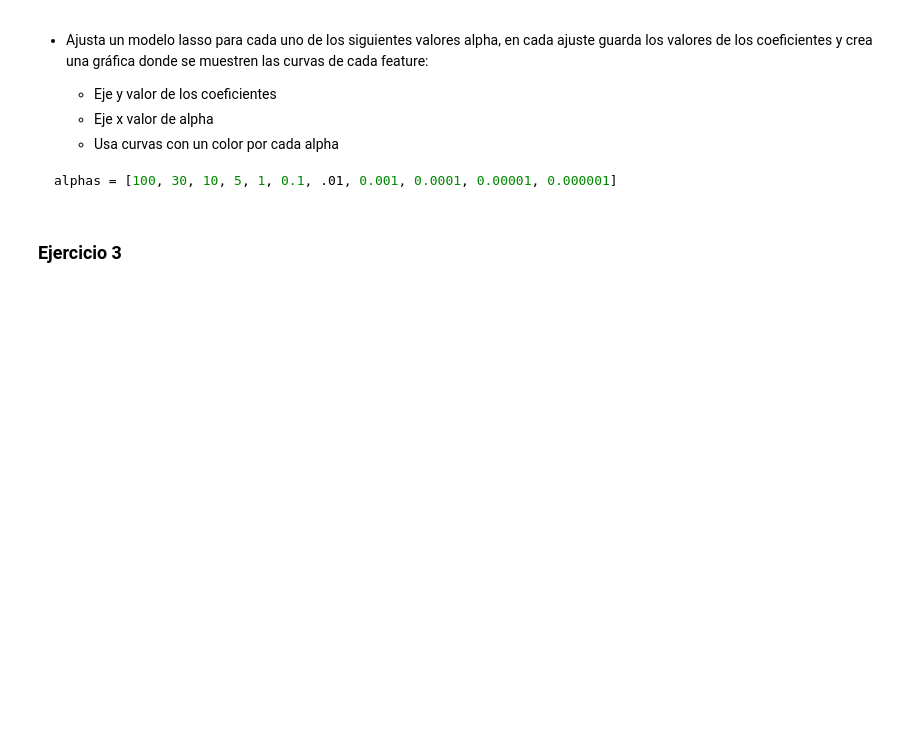
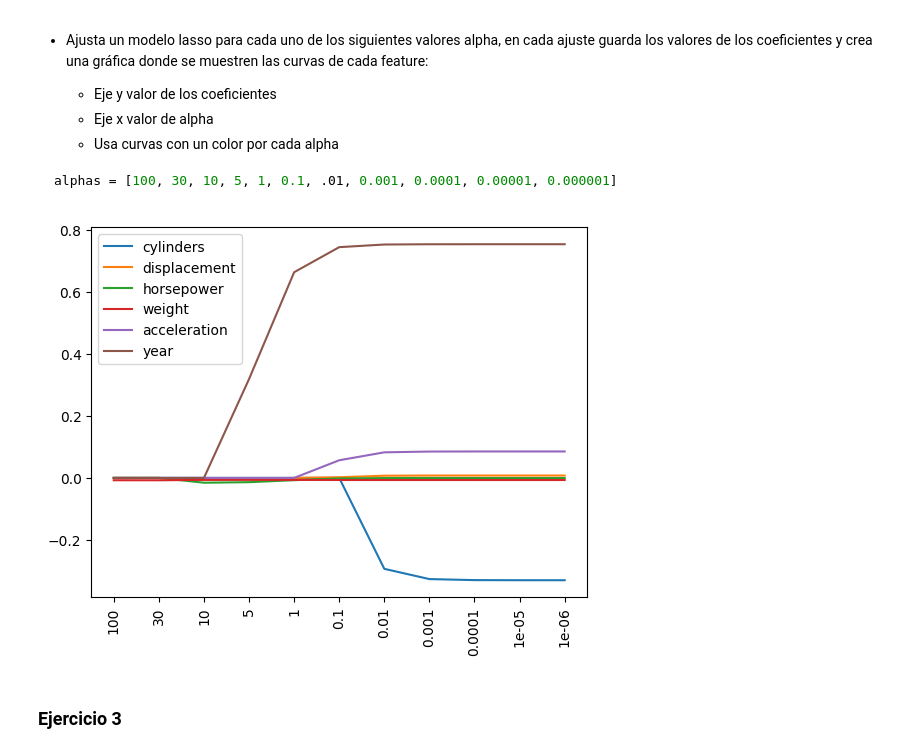
Before and after one commit to Lajs5257/DevF-MachineLearning, a Jupyter notebook: LINEAR_REGRESSION_AND_REGRESSION_METRICS_2209.ipynb, the cells around one changed output. Drawn from its saved outputs; the diff is of its cells as text; code cells hidden in the pictures; blank space fills up the shorter version.

Commit message:
Se limpian datos previo a su agrupacion

````diff
--- a/LINEAR_REGRESSION_AND_REGRESSION_METRICS_2209.ipynb
+++ b/LINEAR_REGRESSION_AND_REGRESSION_METRICS_2209.ipynb
@@ -863,0 +914,4 @@ from sklearn.linear_model import LinearRegression
+# %%
+# Respuesta
+lr = reg_all().fit(X, Y)
+lr
@@ -865,5 +921,6 @@ from sklearn.linear_model import LinearRegression
 * Crea los pronosticos con el método `.predict()`
 # %%
 # Respuesta
+y_pred = lr.predict(X)
 # %% [markdown]
 * Calcula la R cuadrada
@@ -883,0 +953,15 @@ alphas = [100, 30, 10, 5, 1, 0.1, .01, 0.001, 0.0001, 0.00001, 0.000001]
+# %%
+alphas = [100, 30, 10, 5, 1, 0.1, .01, 0.001, 0.0001, 0.00001, 0.000001]
+alphas_r2 = []
+alphas_rmse = []
+lasso_coefs = []
+for alpha in alphas:
+    lasso = Lasso(alpha=alpha).fit(X, Y)
+    y_pred = lasso.predict(x)
+    print("alpha", alpha)
+    print("R^2", metrics.r2_score(Y, y_pred))
+    alphas_r2.append(metrics.r2_score(Y, y_pred))
+    print("rmse", np.sqrt(metrics.mean_squared_error(Y, y_pred)))
+    alphas_rmse.append(np.sqrt(metrics.mean_squared_error(Y, y_pred)))
+    # obtenemos los coeficientes
+    lasso_coefs.append(lasso.coef_)
@@ -895,0 +1002,12 @@ alphas = [100, 30, 10, 5, 1, 0.1, .01, 0.001, 0.0001, 0.00001, 0.000001]
+# %%
+# Respuesta
+# Instanciamos la regresión lasso
+lasso = Lasso(alpha=0.00001)
+
+# Ajustamos a los datos
+lasso.fit(X, Y)
+
+y_pred = lasso.predict(X)
+
+print("R^2", metrics.r2_score(Y, y_pred))
+print("rmse", np.sqrt(metrics.mean_squared_error(Y, y_pred)))
@@ -903,6 +1031,15 @@ alphas = [100, 30, 10, 5, 1, 0.1, .01, 0.001, 0.0001, 0.00001, 0.000001]
 ```python
 alphas = [100, 30, 10, 5, 1, 0.1, .01, 0.001, 0.0001, 0.00001, 0.000001]
 ```
+# %%
+# graficamos las alphas con sus respectivos coeficientes
+
+plt.plot(range(len(lasso_coefs)), lasso_coefs)
+plt.xticks(range(len(lasso_coefs)), alphas, rotation=90)
+plt.legend(X.columns)
+plt.show()
+# %% [output]
+[figure, added]
 # %% [markdown]
 ### Ejercicio 3
 # %% [markdown]
````
Also changed, not shown: parts of 31 cells of this notebook, 1 other file.
